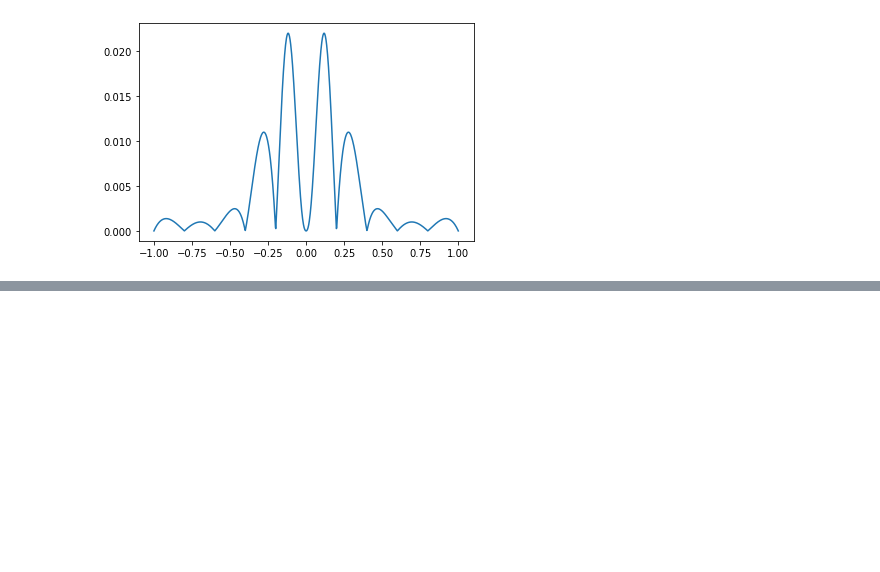
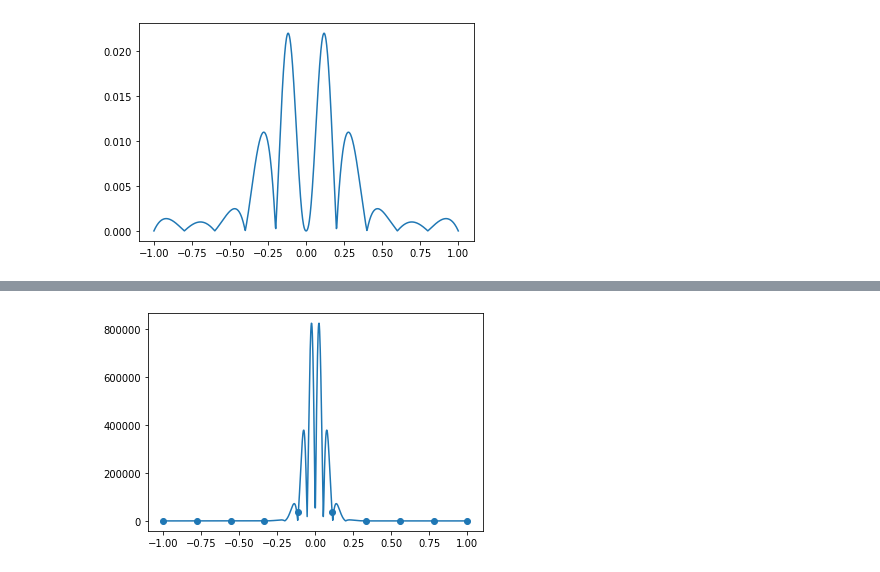
Before and after one commit to RysiekPrecikowski/MOwNiT, a Jupyter notebook: lab3.ipynb, the cells around one changed output, grey strips where cells are left out. Saved outputs shown, nothing was run; the diff lists cells and outputs as text; code cells hidden in the pictures; blank space fills up the shorter version.

```diff
--- a/lab3.ipynb
+++ b/lab3.ipynb
@@ -163,0 +170,24 @@ df
+# %%
+def upper_bound_Newton(f, n):
+    h = 2/n
+    df = abs(f.diff(x, n + 1))
+    df *= h ** (n+1) / (4*(n+1))
+    return df
+
+def upper_bound_Chebyshev(f, n):
+    df = abs(f.diff(x, n+1))
+
+    difference = get_Chebyshev_nodes(n)[0] - get_Chebyshev_nodes(n)[-1]
+
+    df *= 2/factorial(n + 1) * (difference/4)**4
+
+    return df
+
+def upper_bound_spline(f, n):
+    df  = abs(f.diff(x, 4))
+    h = 2/n # roznica to h, poniewaz punkty sa rownomiernie
+
+    df *= 5/384 * h ** 4
+
+    max_value = 0
+    return df
@@ -163,0 +210,12 @@ df
+# %%
+upper_bound_Newton_func = upper_bound_Newton(f, 10)
+upper_bound_Chebyshev_func = upper_bound_Chebyshev(f, 10)
+upper_bound_spline_func = upper_bound_spline(f, 5)
+# %%
+lff = lambdify(x, upper_bound_Newton_func)
+plt.plot(np.linspace(-1, 1, num= 1000), lff(np.linspace(-1, 1, num= 1000)))
+
+plt.scatter(np.linspace(-1, 1, num= 10, dtype= float), lff(np.linspace(-1, 1, num= 10, dtype= float)))
+plt.show()
+# %% [output]
+[figure, added]
```
Also changed, not shown: parts of 22 cells of this notebook.
